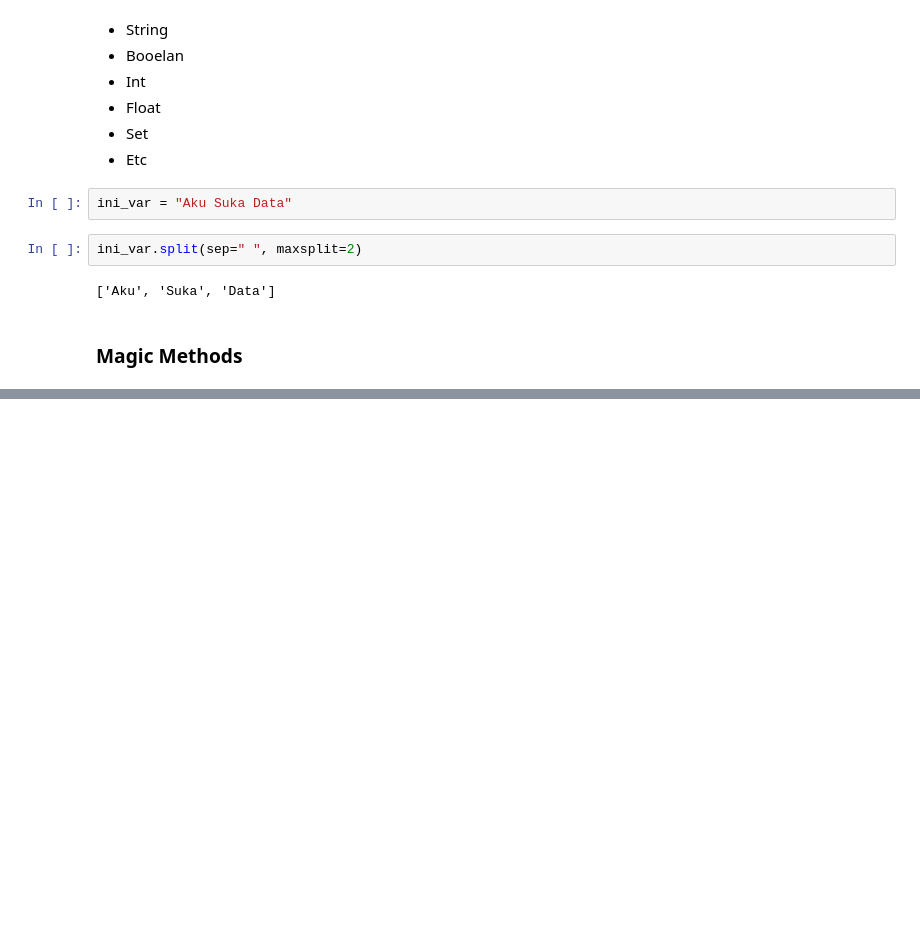
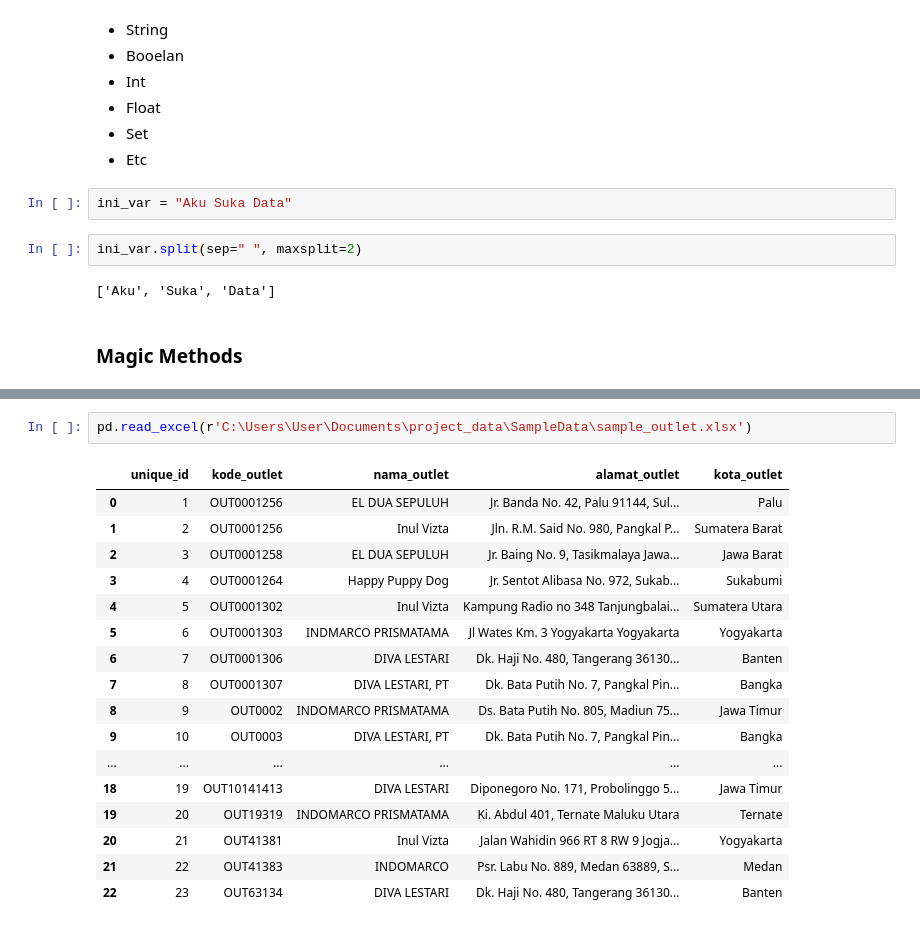
Before and after one commit to MochSyahrizal/project_data, a Jupyter notebook: testvscode.ipynb, the cells around one changed output, grey strips where cells are left out. Saved outputs shown, nothing was run; the diff lists cells and outputs as text; blank space fills up the shorter version.

```diff
--- a/testvscode.ipynb
+++ b/testvscode.ipynb
@@ -202,0 +363,20 @@ ini_var.split(sep=" ", maxsplit=2)
+# %%
+pd.read_excel(r'C:\Users\User\Documents\project_data\SampleData\sample_outlet.xlsx')
+# %% [output]
+|  | unique_id | kode_outlet | nama_outlet | alamat_outlet | kota_outlet |
+| 0 | 1 | OUT0001256 | EL DUA SEPULUH | Jr. Banda No. 42, Palu 91144, Sul... | Palu |
+| 1 | 2 | OUT0001256 | Inul Vizta | Jln. R.M. Said No. 980, Pangkal P... | Sumatera Barat |
+| 2 | 3 | OUT0001258 | EL DUA SEPULUH | Jr. Baing No. 9, Tasikmalaya Jawa... | Jawa Barat |
+| 3 | 4 | OUT0001264 | Happy Puppy Dog | Jr. Sentot Alibasa No. 972, Sukab... | Sukabumi |
+| 4 | 5 | OUT0001302 | Inul Vizta | Kampung Radio no 348 Tanjungbalai... | Sumatera Utara |
+| 5 | 6 | OUT0001303 | INDMARCO PRISMATAMA | Jl Wates Km. 3 Yogyakarta Yogyakarta | Yogyakarta |
+| 6 | 7 | OUT0001306 | DIVA LESTARI | Dk. Haji No. 480, Tangerang 36130... | Banten |
+| 7 | 8 | OUT0001307 | DIVA LESTARI, PT | Dk. Bata Putih No. 7, Pangkal Pin... | Bangka |
+| 8 | 9 | OUT0002 | INDOMARCO PRISMATAMA | Ds. Bata Putih No. 805, Madiun 75... | Jawa Timur |
+| 9 | 10 | OUT0003 | DIVA LESTARI, PT | Dk. Bata Putih No. 7, Pangkal Pin... | Bangka |
+| ... | ... | ... | ... | ... | ... |
+| 18 | 19 | OUT10141413 | DIVA LESTARI | Diponegoro No. 171, Probolinggo 5... | Jawa Timur |
+| 19 | 20 | OUT19319 | INDOMARCO PRISMATAMA | Ki. Abdul 401, Ternate Maluku Utara | Ternate |
+| 20 | 21 | OUT41381 | Inul Vizta | Jalan Wahidin 966 RT 8 RW 9 Jogja... | Yogyakarta |
+| 21 | 22 | OUT41383 | INDOMARCO | Psr. Labu No. 889, Medan 63889, S... | Medan |
+| 22 | 23 | OUT63134 | DIVA LESTARI | Dk. Haji No. 480, Tangerang 36130... | Banten |
```
Also changed, not shown: parts of 42 cells of this notebook, 1 other file.
